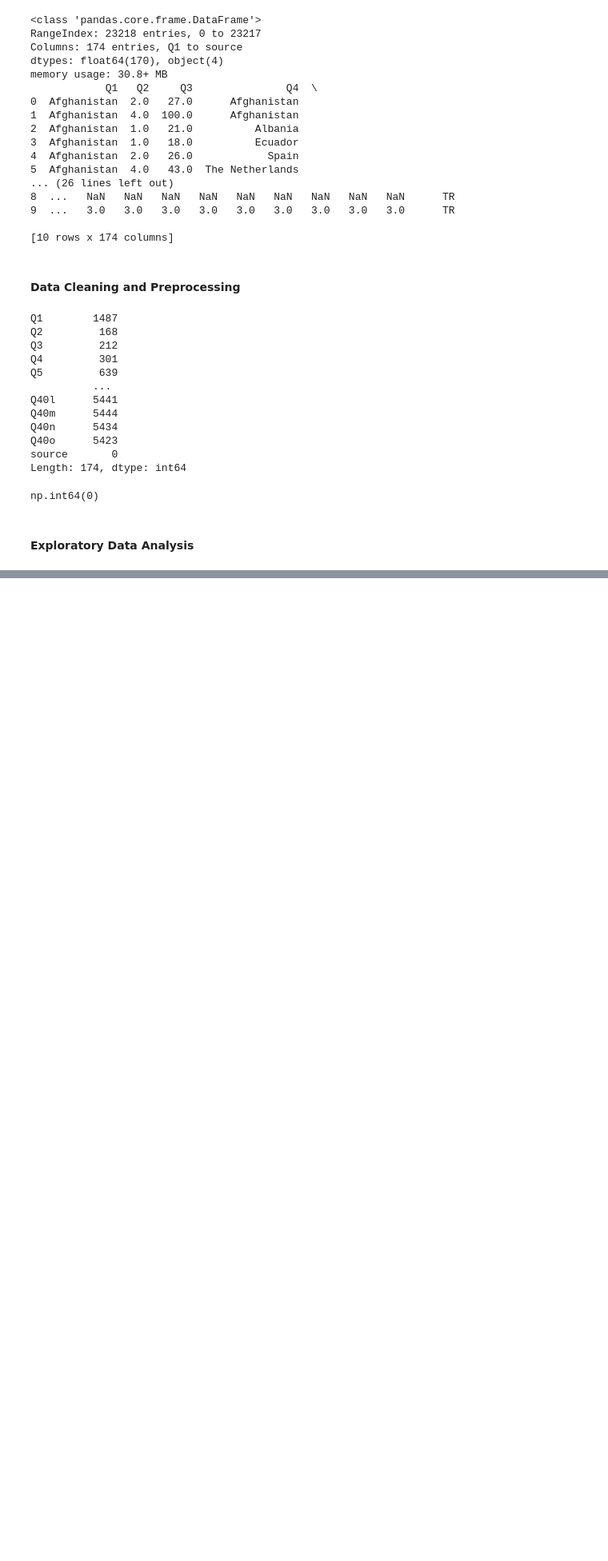
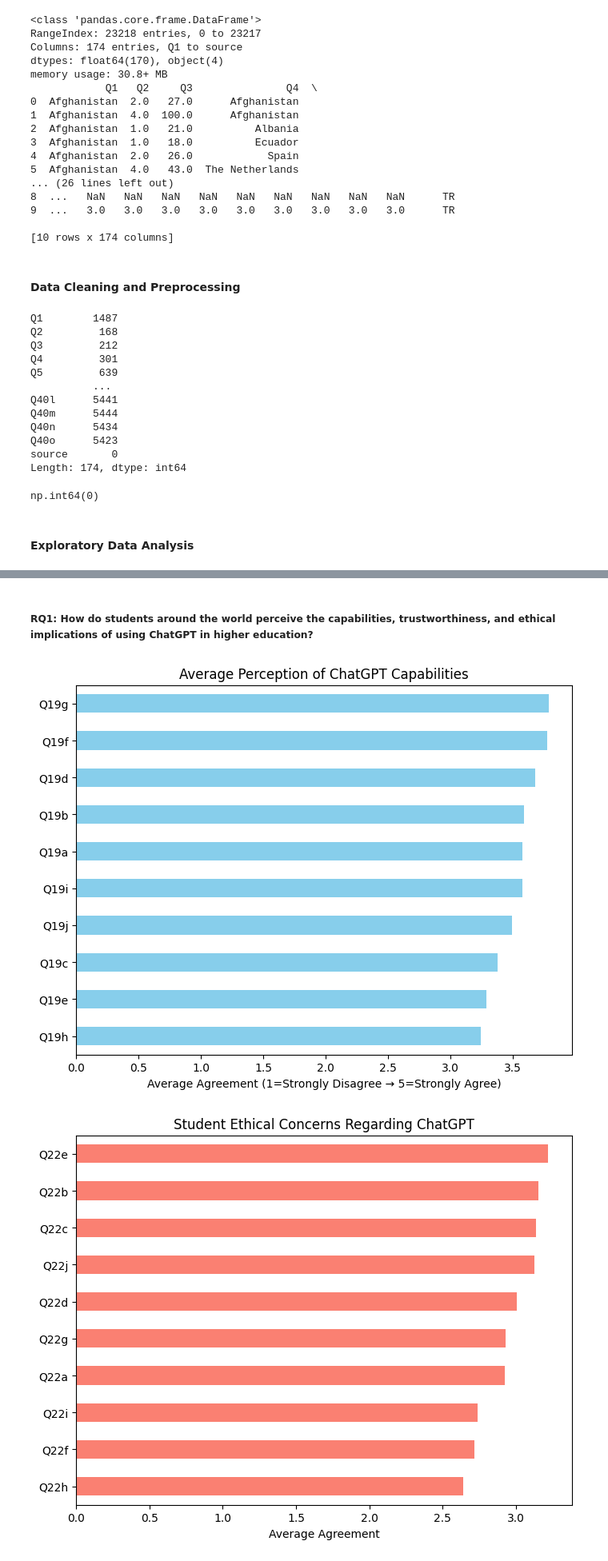
Before and after one commit to DevashreePawar/The-ChatGPT-Classroom-Global-Trends-in-Student-Usage-and-Perception, a Jupyter notebook: ChatGPT Survey.ipynb, the cells around one changed output, grey strips where cells are left out. Shown at 80% size. Cells and saved outputs as stored; diff of their text form; code cells hidden in the pictures; blank space fills up the shorter version.

```diff
--- a/ChatGPT Survey.ipynb
+++ b/ChatGPT Survey.ipynb
@@ -86,0 +107,19 @@ np.int64(0)
+# %% [markdown]
+##### RQ1: How do students around the world perceive the capabilities, trustworthiness, and ethical implications of using ChatGPT in higher education?
+# %%
+# Let's first check perception of ChatGPT capabilities
+capability_cols = df.filter(like = 'Q19').mean().sort_values()
+capability_cols.plot(kind='barh', figsize=(8,6), color ='skyblue')
+plt.title('Average Perception of ChatGPT Capabilities')
+plt.xlabel('Average Agreement (1=Strongly Disagree → 5=Strongly Agree)')
+plt.show()
+
+# Lets check ethics of ChatGPT
+ethics = df.filter(like='Q22').mean().sort_values()
+ethics.plot(kind='barh', figsize=(8,6), color='salmon')
+plt.title('Student Ethical Concerns Regarding ChatGPT')
+plt.xlabel('Average Agreement')
+plt.show()
+# %% [output]
+[figure, added]
+[figure, added]
```
Also changed, not shown: parts of 3 cells of this notebook.
